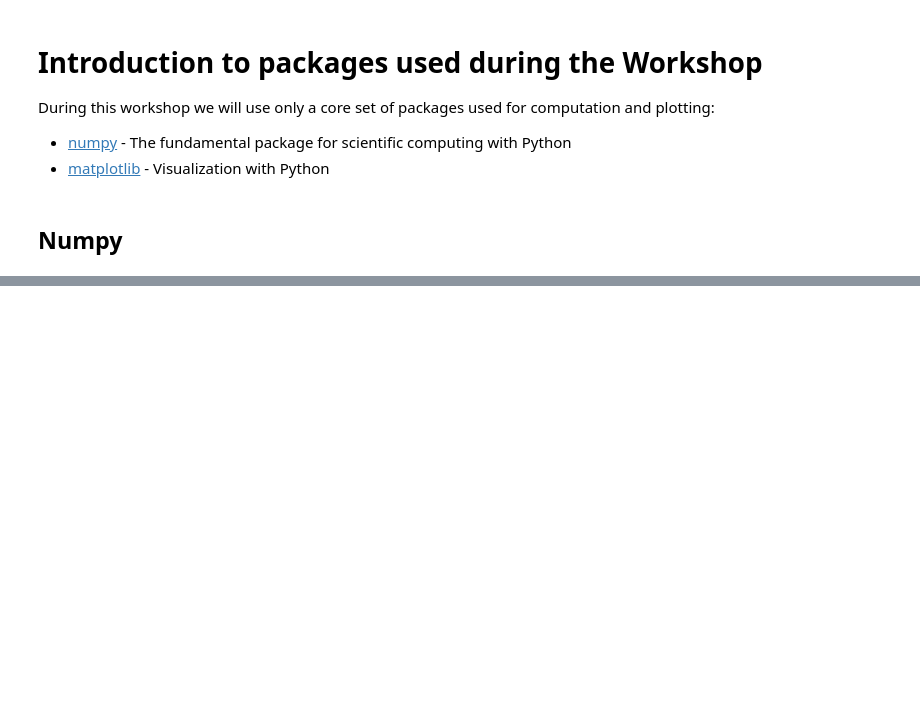
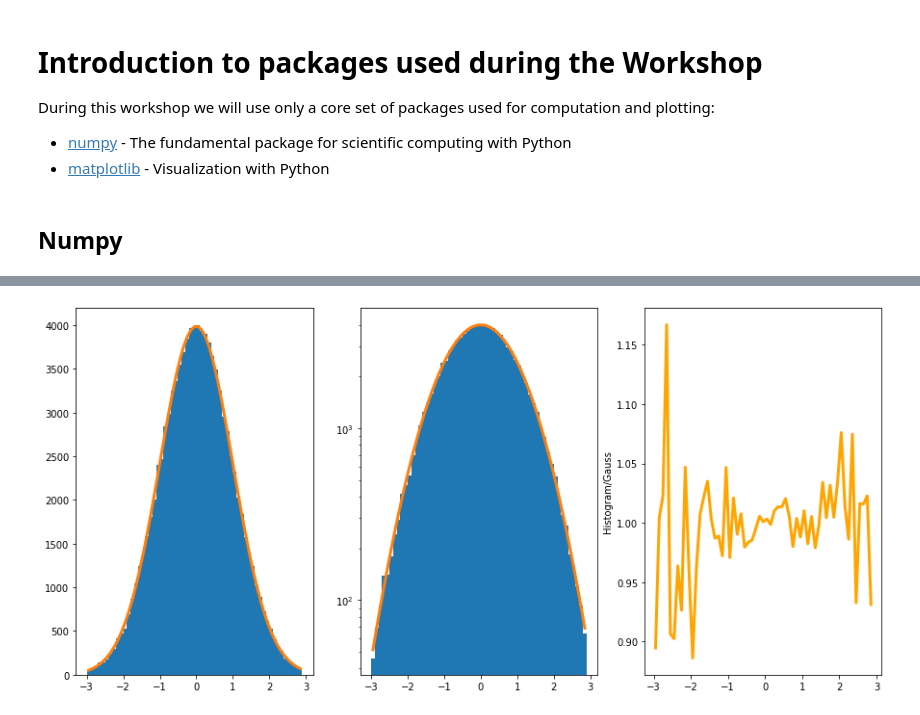
Before and after one commit to barraldiaz/Modern_Particle_Physics_Experiments, a Jupyter notebook: 00_Python_introduction/00_Python_introduction.ipynb, the cells around one changed output, grey strips where cells are left out. Saved outputs shown, nothing was run; the diff lists cells and outputs as text; code cells hidden in the pictures; blank space fills up the shorter version.

```diff
--- a/00_Python_introduction/00_Python_introduction.ipynb
+++ b/00_Python_introduction/00_Python_introduction.ipynb
@@ -213,0 +349,25 @@ plt.plot(y1, label="sin(x)");
+# %%
+%time
+nPoints = 100000
+nSamples = 120
+#BEGIN_SOLUTION
+data = np.random.rand(nPoints,nSamples)
+data = np.sum(data, axis=1)
+data = (data-0.5*nSamples)/np.sqrt(nSamples*1.0/12)
+
+axes = plt.figure(figsize=(15,7)).subplots(1,3)
+counts, bins, _ = axes[0].hist(data,bins=np.arange(-3,3,0.1))
+axes[1].hist(data,bins=np.arange(-3,3,0.1))
+axes[1].set_yscale('log')
+
+x = np.arange(-3.0+0.05,3.0-0.05,0.1)
+y = nPoints/np.sqrt(2*np.pi)*np.exp(-x**2/2)*0.1
+axes[0].plot(x,y, lw=3)
+axes[1].plot(x,y, lw=3)
+
+ratio = counts/y
+axes[2].plot(x, ratio, lw=3, color="orange")
+axes[2].set_ylabel('Histogram/Gauss')
+#END_SOLUTION
+pass
+# %% [output]
@@ -213,0 +376 @@ plt.plot(y1, label="sin(x)");
+[figure, added]
```
Also changed, not shown: parts of 16 cells of this notebook, 2 other files.
